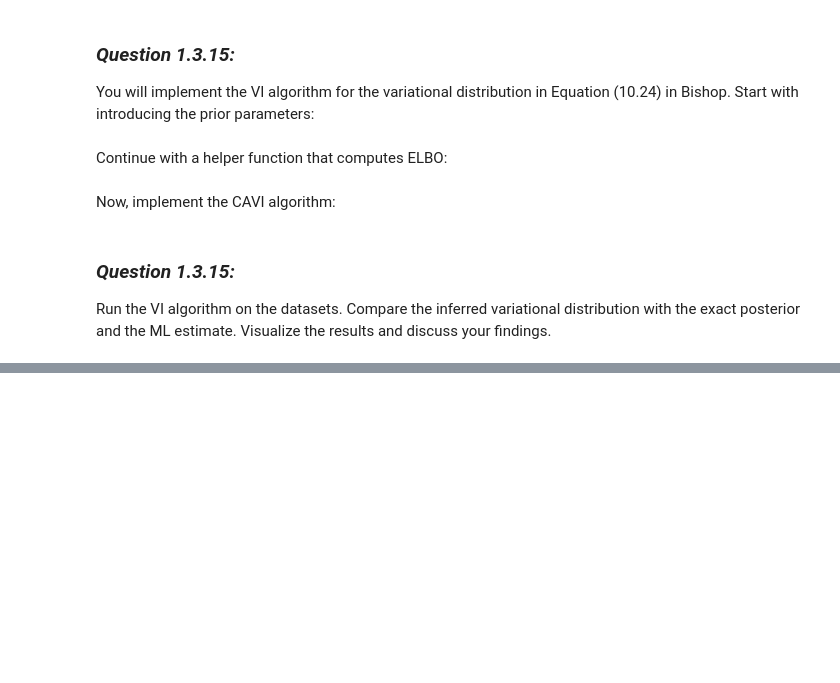
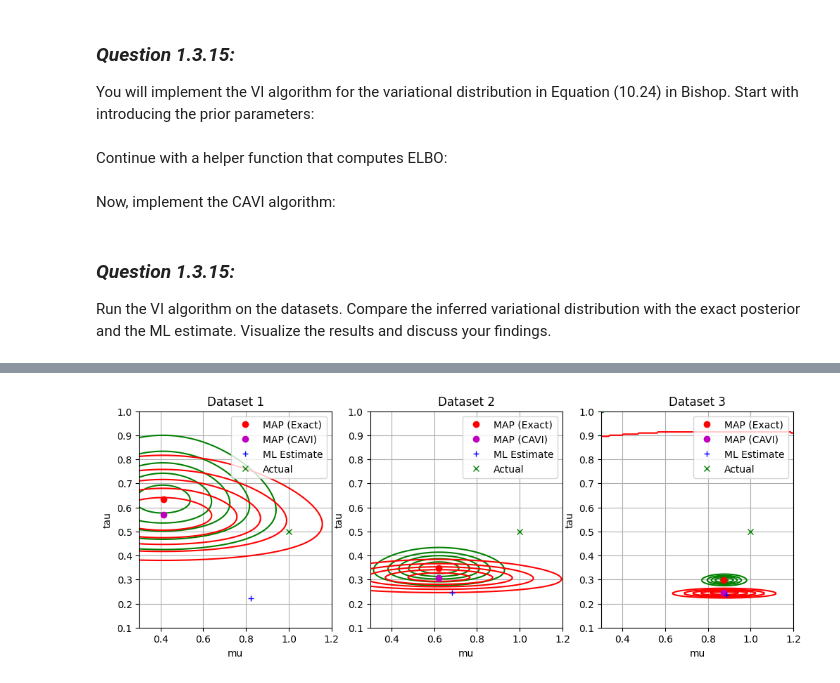
Before and after one commit to ttperr/DD2434-ML-KTH, a Jupyter notebook: Assignment 1/1A/py_files/1A-3-CAVI.ipynb, the cells around one changed output, grey strips where cells are left out. Saved outputs shown, nothing was run; the diff lists cells and outputs as text; code cells hidden in the pictures; blank space fills up the shorter version.

```diff
--- a/Assignment 1/1A/py_files/1A-3-CAVI.ipynb
+++ b/Assignment 1/1A/py_files/1A-3-CAVI.ipynb
@@ -75,12 +120,6 @@ def compute_exact_posterior(D, a_0, b_0, mu_0, lambda_0):
 # %% [markdown]
 ### ***Question 1.3.15:***
 You will implement the VI algorithm for the variational distribution in Equation (10.24) in Bishop. Start with introducing the prior parameters:
-# %%
-# prior parameters
-mu_0 = 0
-lambda_0 = 1
-a_0 = 1
-b_0 = 1
 # %% [markdown]
 Continue with a helper function that computes ELBO:
 # %%
@@ -99,7 +136,7 @@ def compute_elbo(D, a_0, b_0, mu_0, lambda_0, a_N, b_N, mu_N, lambda_N):
 # %% [markdown]
 Now, implement the CAVI algorithm:
 # %%
-def CAVI(D, a_0, b_0, mu_0, lambda_0, iter=10):
+def CAVI(D, a_0, b_0, mu_0, lambda_0, iter=5):
   # make an initial guess for the expected value of tau
   initial_guess_exp_tau = 1
 
@@ -178,0 +176,74 @@ exact expected tau:  0.2736470554903135
+# %%
+# Insert your main code here
+iter = 10 # number of iterations for CAVI
+mus = np.linspace(0.3, 1.2, 200)
+taus = np.linspace(0.1, 1, 200)
+
+fig, axs = plt.subplots(1, 3, figsize=(12, 4))
+for i, dataset in enumerate([dataset_1, dataset_2, dataset_3]):
+  mu_ml, tau_ml = ML_est(dataset)
+  a_N, b_N, mu_N, lambda_N, elbos = CAVI(dataset, a_0, b_0, mu_0, lambda_0, iter=iter)
+  a_T, b_T, mu_T, lambda_T = compute_exact_posterior(
+      dataset, a_0, b_0, mu_0, lambda_0)
+
+  Z_exact = np.zeros((len(mus), len(taus)))
+  Z_cavi = np.zeros((len(mus), len(taus)))
+  pTau = gamma(a=a_T, loc=0, scale=1/b_T)
+  qTau = gamma(a=a_N, loc=0, scale=1/b_N)
+  for j, tau in enumerate(taus):
+      pMu = norm(loc=mu_T, scale=1/np.sqrt(lambda_T*tau))
+      qMu = norm(loc=mu_N, scale=1/np.sqrt(lambda_N*tau))
+      Z_exact[:, j] = pMu.pdf(mus) * pTau.pdf(tau)
+      Z_cavi[:, j] = qMu.pdf(mus) * qTau.pdf(tau)
+  # Finding the maximum of the exact posterior
+  mu_max_exact = mus[np.argmax(np.max(Z_exact, axis=1))]
+  tau_max_exact = taus[np.argmax(np.max(Z_exact, axis=0))]
+  # Finding the maximum of the CAVI approximation
+  mu_max_cavi = mus[np.argmax(np.max(Z_cavi, axis=1))]
+  tau_max_cavi = taus[np.argmax(np.max(Z_cavi, axis=0))]
+  # Plotting the results
+  axs[i].contour(*np.meshgrid(mus, taus), Z_exact.T,
+                 levels=5, colors=['green'])
+  axs[i].contour(*np.meshgrid(mus, taus), Z_cavi.T,
+                  levels=5, colors=['red'])
+  axs[i].plot(mu_max_exact, tau_max_exact, 'ro', label='MAP (Exact)')
+  axs[i].plot(mu_max_cavi, tau_max_cavi, 'mo', label='MAP (CAVI)')
+  axs[i].plot(mu_ml, tau_ml, 'b+', label='ML Estimate')
+  axs[i].plot(MU, TAU, 'gx', label='Actual')
+  axs[i].legend()
+  axs[i].grid()
+  axs[i].set_xlabel('mu')
+  axs[i].set_ylabel('tau')
+  axs[i].set_title('Dataset {}'.format(i+1))
+
+plt.savefig('15_contours.png')
+plt.show()
+
+
+
+# Plot ELBOs
+# plt.plot(elbos)
+
+# plt.xlabel('Iterations')
+
+# plt.ylabel('ELBO')
+
+# plt.savefig('elbo.png')
+
+# plt.show()
+
+
+
+# Example flow for dataset_2:
+
+  ##  mu_ml, tau_ml = ML_est(dataset_2)
+
+  ##  a_N, b_N, mu_N, lambda_N, elbos = CAVI(dataset_2, a_0, b_0, mu_0, lambda_0)
+
+  ##  plot elbos, show convergence
+
+  ##  exact_post_dist = compute_exact_posterior(dataset_2, a_0, b_0, mu_0, lambda_0)
+
+  ##  compare exact_post_dist with the CAVI result ( = q(a_N, b_N, mu_N, lambda_N) ) using for ex. contour plots, show also ML estimate on this plot
+# %% [output]
+[figure, added]
```
Also changed, not shown: parts of 6 cells of this notebook, 8 other files.
